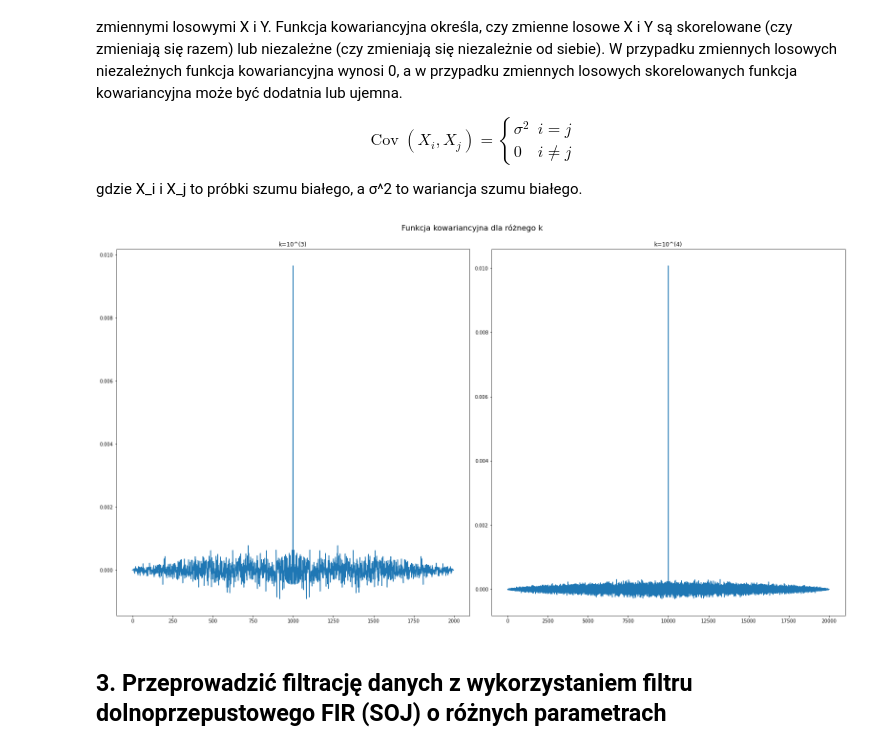
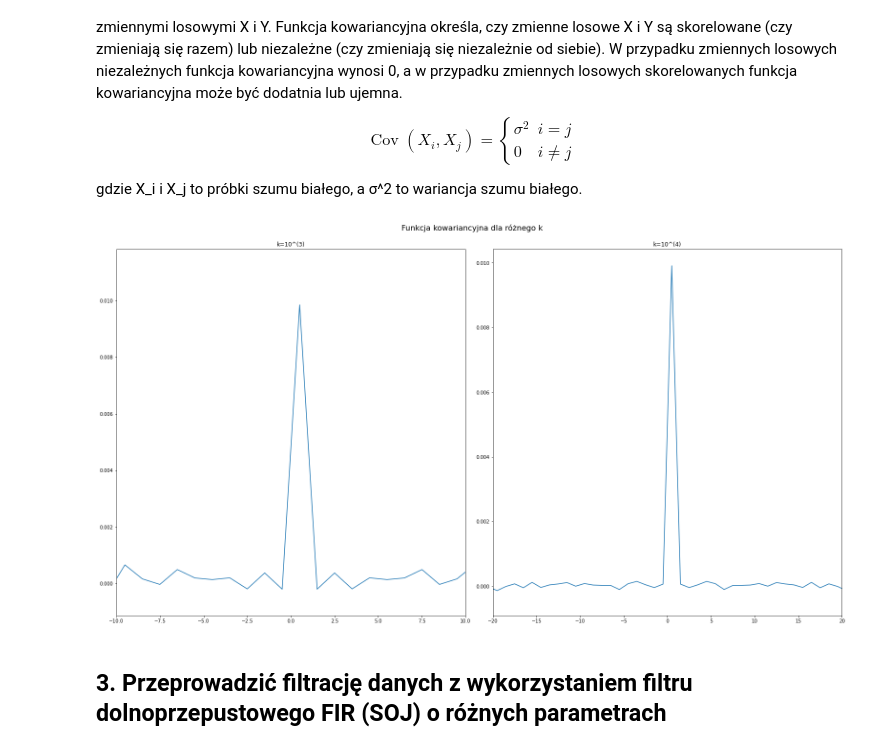
Before and after one commit to MaciejSzerwinski/Stochastic_Process, a Jupyter notebook: main.ipynb, the cells around one changed output. Saved outputs shown, nothing was run; the diff lists cells and outputs as text; code cells hidden in the pictures.

```diff
--- a/main.ipynb
+++ b/main.ipynb
@@ -275,31 +277,50 @@ $$ \operatorname{Cov}(X_i, X_j) = \begin{cases} \sigma^2 & i = j \\ 0 & i \neq j
 
 gdzie X_i i X_j to próbki szumu białego, a σ^2 to wariancja szumu białego.
 # %%
+# def covariance(samples, k):
+#     # Subtitute DC component noise signal from samples
+#     subtitute_mu_value = samples - mu
+#     # Compute covariance function
+#     cov = np.correlate(subtitute_mu_value, subtitute_mu_value, mode='full') / k
+#     return cov
+
 def covariance(samples, k):
-    # Subtitute DC component noise signal from samples
-    subtitute_mu_value = samples - mu
-    # Compute covariance function
-    cov = np.correlate(subtitute_mu_value, subtitute_mu_value, mode='full') / k
+    substitute_mu_value = samples - mu
+    cov = np.fft.fftshift(np.fft.ifft(np.abs(np.fft.fft(substitute_mu_value))**2 / k))
+    cov = np.real(cov)
     return cov
 # %%
 fig, axarr = plt.subplots(1, 2)
 fig.set_figheight(12)
 fig.set_figwidth(22)
 fig.suptitle("Funkcja kowariancyjna dla różnego k", fontsize=16)
 
-axarr[0].plot(covariance(samples_k_3, k_3))
+cov_k_3 = covariance(samples_k_3, k_3)
+cov_k_4 = covariance(samples_k_4, k_4)
+
+x_k_3 = np.linspace(-k_3//2, k_3//2, len(cov_k_3))
+x_k_4 = np.linspace(-k_4//2, k_4//2, len(cov_k_4))
+
+# Zwiększenie wartości na osi Y
+y_max_k_3 = np.max(cov_k_3) * 1.2
+y_max_k_4 = np.max(cov_k_4) * 1.2
+
+axarr[0].plot(x_k_3, cov_k_3)
 axarr[0].set_title('k=10^(3)')
-axarr[1].plot(covariance(samples_k_4, k_4))
+axarr[0].set_xlim(-k_3//100, k_3//100)
+axarr[0].set_ylim(np.min(cov_k_3), y_max_k_3)
+
+axarr[1].plot(x_k_4, cov_k_4)
 axarr[1].set_title('k=10^(4)')
+axarr[1].set_xlim(-k_4//500, k_4//500)
+# axarr[1].set_ylim(np.min(cov_k_4_smooth), y_max_k_4)
 
-# Tight layout often produces nice results
-# but requires the title to be spaced accordingly
 fig.tight_layout()
 fig.subplots_adjust(top=0.92)
 
 plt.show()
 # %% [output]
-[figure, old version]
+[figure, new version]
 # %% [markdown]
 ## 3. Przeprowadzić filtrację danych z wykorzystaniem filtru dolnoprzepustowego FIR (SOJ) o różnych parametrach
 # %%
```
Also changed, not shown: parts of 32 cells of this notebook, 1 other file.
